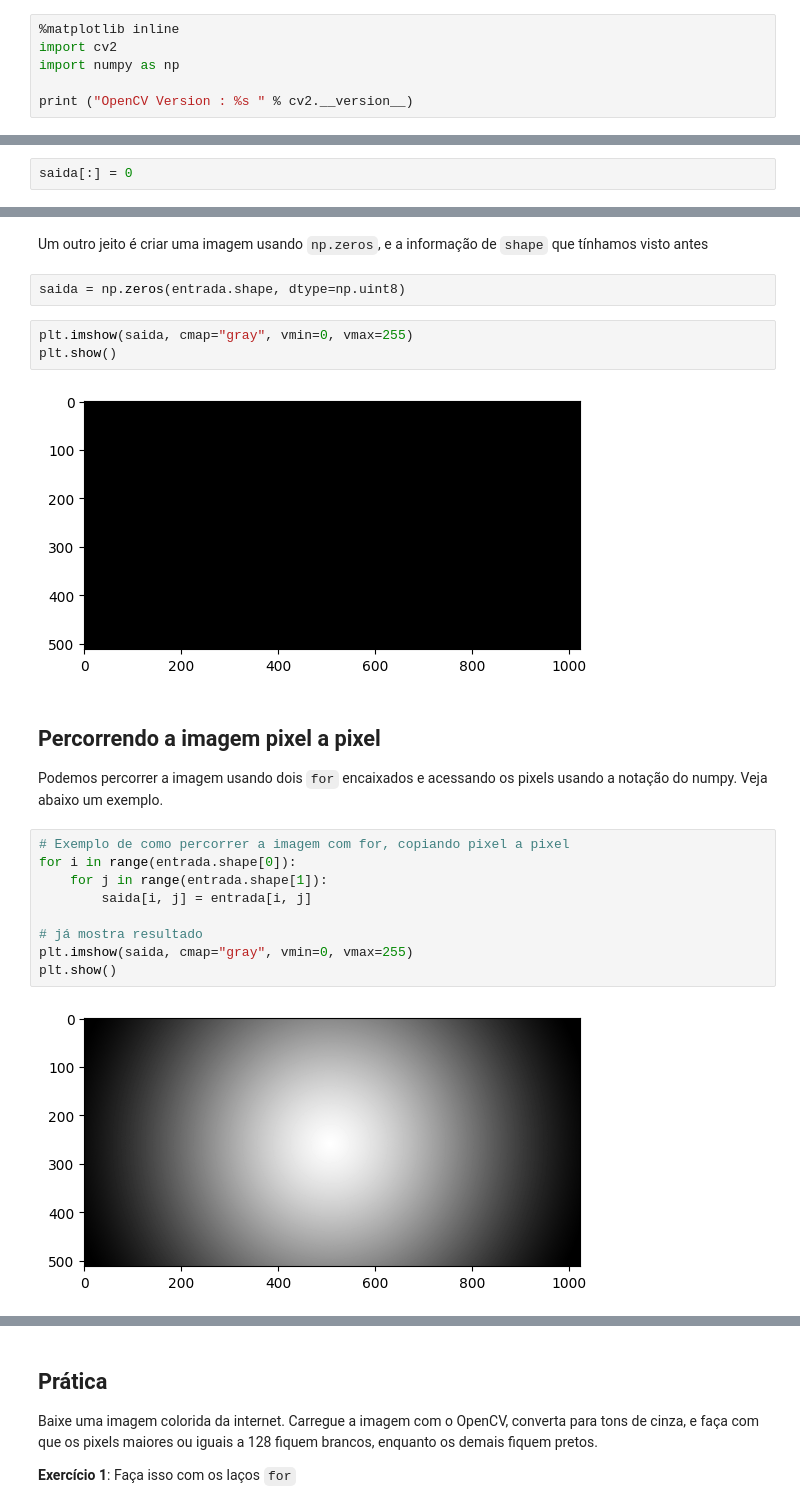
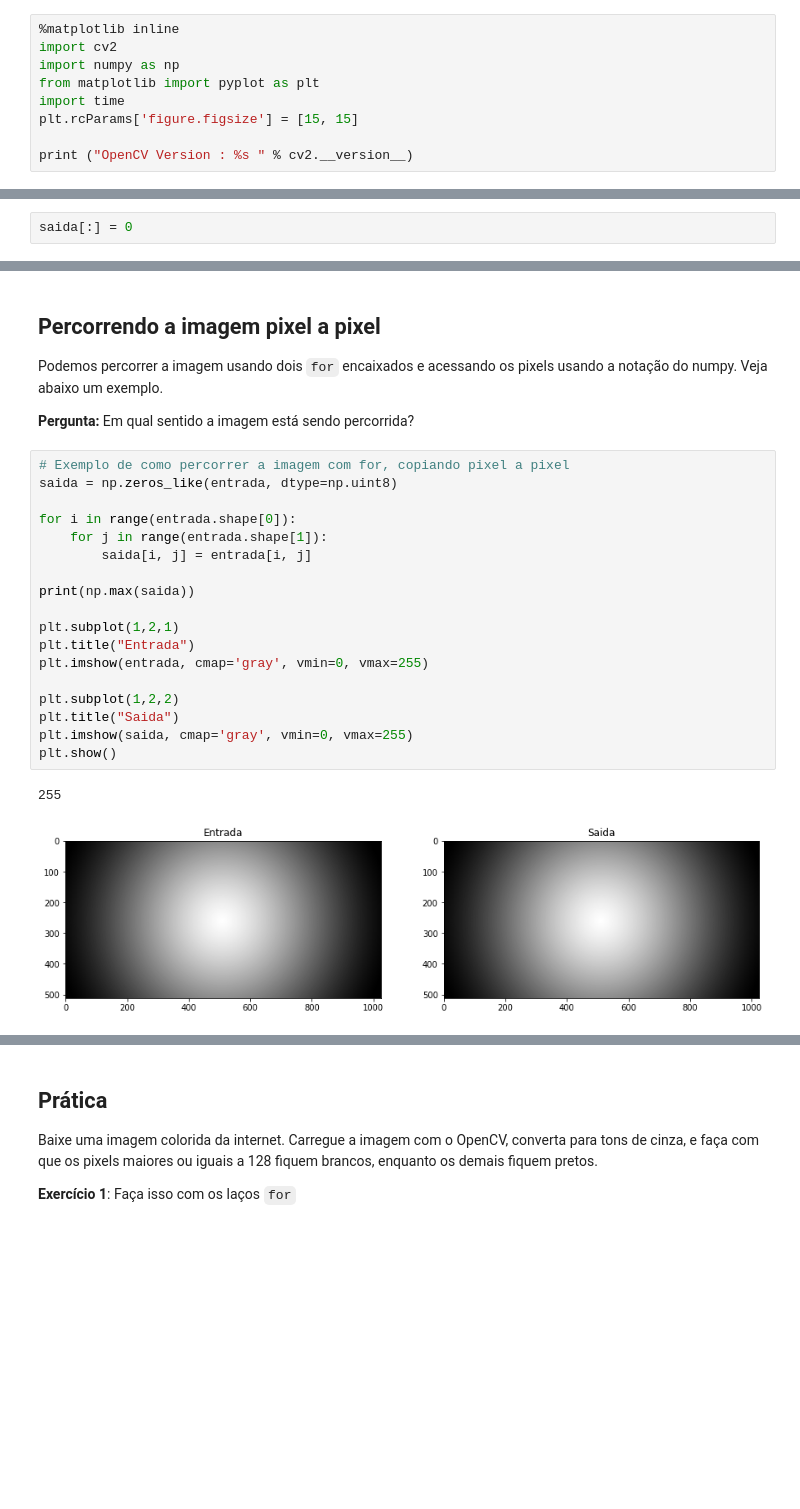
Before and after one commit to Insper/robotica-computacional, a Jupyter notebook: docs/modulos/01-imagens-e-matrizes/atividade2.ipynb, the cells around one changed output, grey strips where cells are left out. Cells and saved outputs as stored; diff of their text form; blank space fills up the shorter version.

```diff
--- a/docs/modulos/01-imagens-e-matrizes/atividade2.ipynb
+++ b/docs/modulos/01-imagens-e-matrizes/atividade2.ipynb
@@ -7,6 +7,9 @@ Para manipular essa imagem, podemos usar a sintaze facilitada dessa API, bem com
 %matplotlib inline
 import cv2
 import numpy as np
+from matplotlib import pyplot as plt
+import time
+plt.rcParams['figure.figsize'] = [15, 15]
 
 print ("OpenCV Version : %s " % cv2.__version__)
 # %% [output]
@@ -51,25 +92,28 @@ plt.show()
-# %% [markdown]
-Um outro jeito é criar uma imagem usando `np.zeros`, e a informação de `shape` que tínhamos visto antes
-# %%
-saida = np.zeros(entrada.shape, dtype=np.uint8)
-# %%
-plt.imshow(saida, cmap="gray", vmin=0, vmax=255)
-plt.show()
-# %% [output]
-[figure, removed]
 # %% [markdown]
 ## Percorrendo a imagem pixel a pixel
 
 Podemos percorrer a imagem usando dois `for` encaixados e acessando os pixels usando a notação do numpy. Veja abaixo um exemplo.
+
+**Pergunta:** Em qual sentido a imagem está sendo percorrida?
 # %%
 # Exemplo de como percorrer a imagem com for, copiando pixel a pixel
+saida = np.zeros_like(entrada, dtype=np.uint8)
+
 for i in range(entrada.shape[0]):
     for j in range(entrada.shape[1]):
         saida[i, j] = entrada[i, j]
 
-# já mostra resultado
-plt.imshow(saida, cmap="gray", vmin=0, vmax=255)
+print(np.max(saida))
+
+plt.subplot(1,2,1)
+plt.title("Entrada")
+plt.imshow(entrada, cmap='gray', vmin=0, vmax=255)
+
+plt.subplot(1,2,2)
+plt.title("Saida")
+plt.imshow(saida, cmap='gray', vmin=0, vmax=255)
 plt.show()
 # %% [output]
+255
-[figure, old version]
+[figure, new version]
 # %% [markdown]
```
Also changed, not shown: parts of 25 cells of this notebook.
